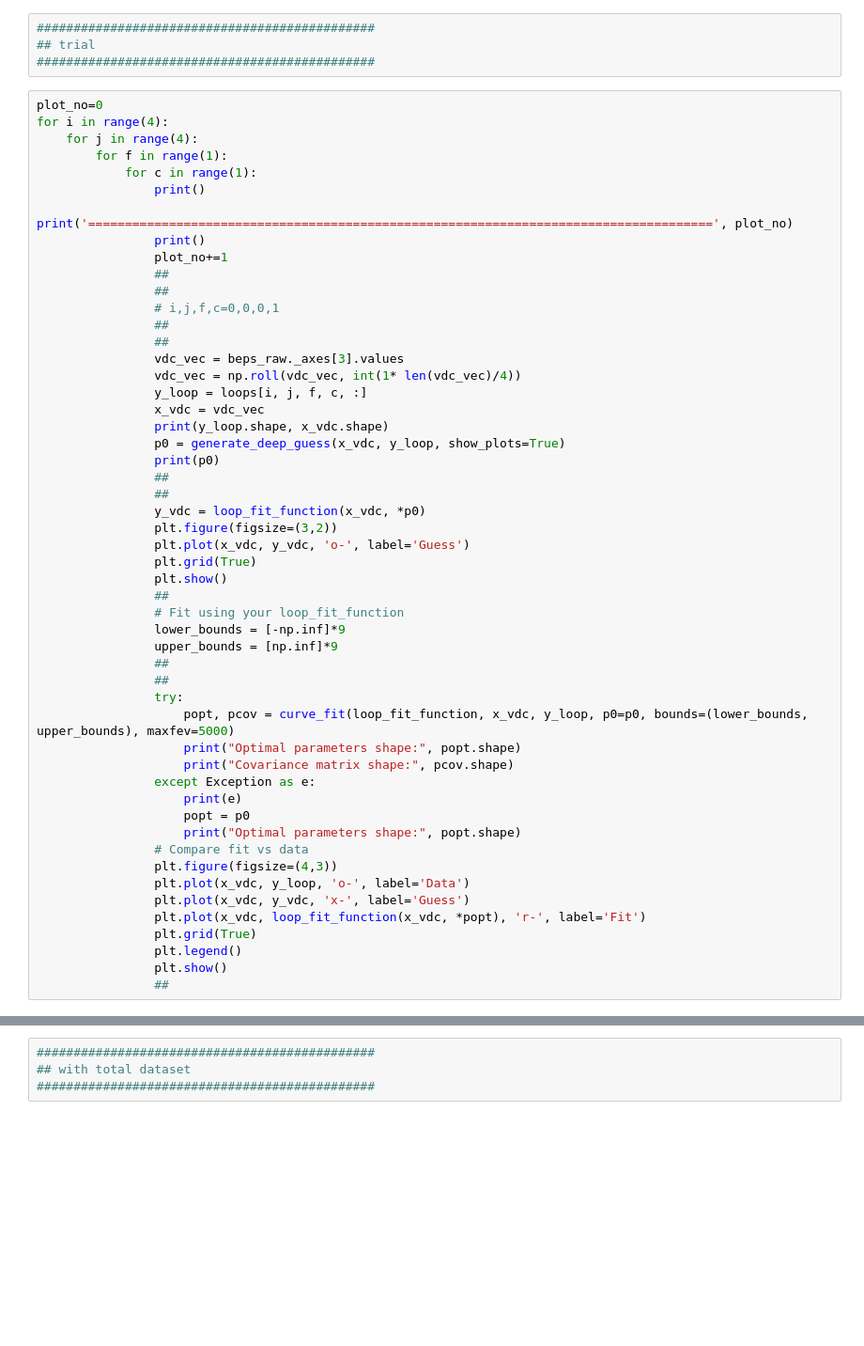
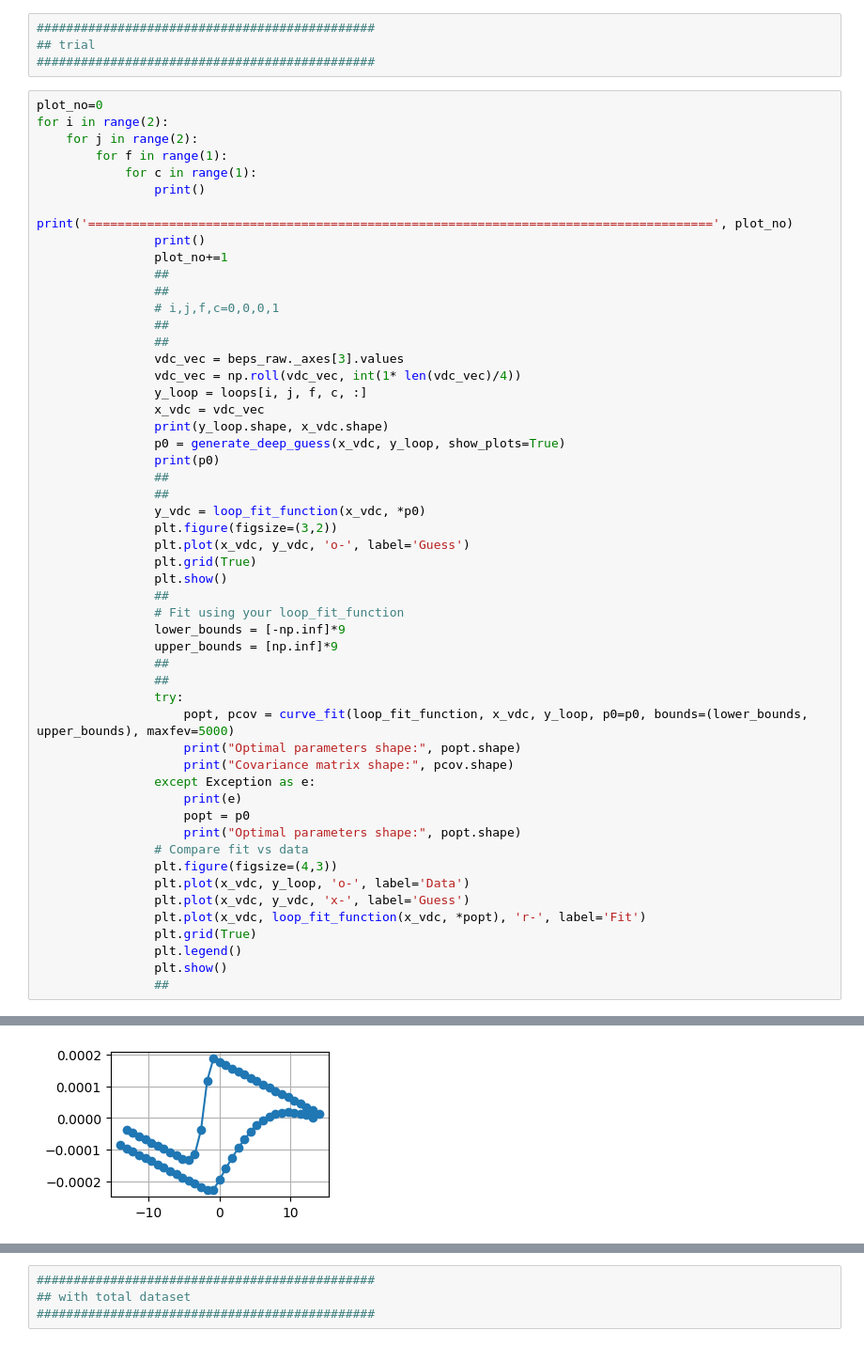
Before and after one commit to pycroscopy/BGlib, a Jupyter notebook: BGlib/misc/jc1_bg_gui.ipynb, the cells around one changed output, grey strips where cells are left out. Shown at 94% size. Saved outputs shown, nothing was run; the diff lists cells and outputs as text; blank space fills up the shorter version.

```diff
--- a/BGlib/misc/jc1_bg_gui.ipynb
+++ b/BGlib/misc/jc1_bg_gui.ipynb
@@ -1485,8 +1484,8 @@ plt.show()
 ##############################################
 # %%
 plot_no=0
-for i in range(4):
-    for j in range(4):
+for i in range(2):
+    for j in range(2):
         for f in range(1):
             for c in range(1):
                 print()
@@ -1535,3 +1534,4 @@ for i in range(4):
                 plt.legend()
                 plt.show()
                 ##
+# %% [output]
@@ -1537,0 +1545 @@ for i in range(4):
+[figure, added]
```
Also changed, not shown: parts of 23 cells of this notebook, 1 other file.
